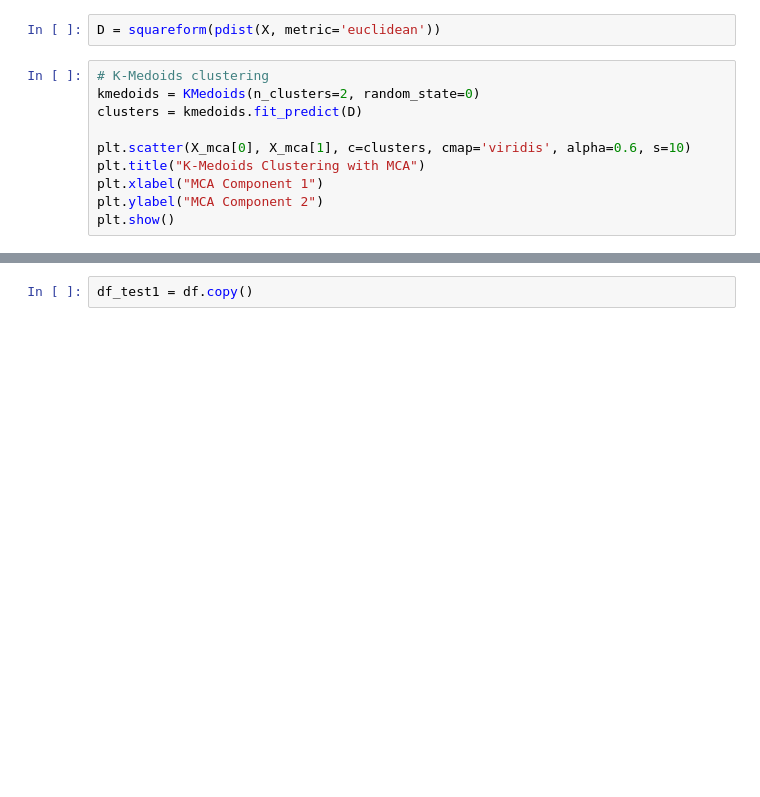
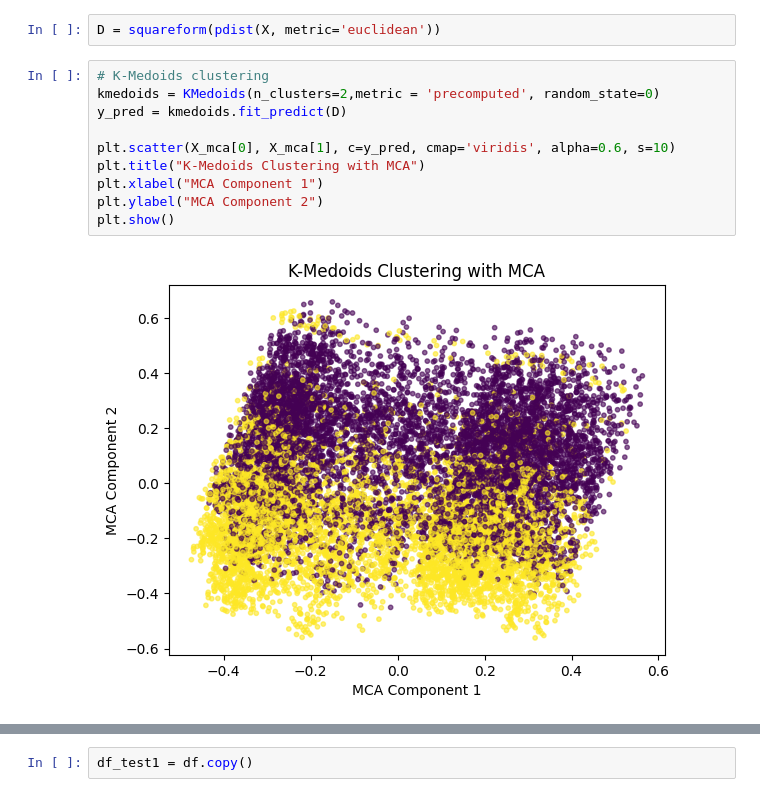
Before and after one commit to 07keyholder/MEDM_P2, a Jupyter notebook: Sousa.ipynb, the cells around one changed output, grey strips where cells are left out. Saved outputs shown, nothing was run; the diff lists cells and outputs as text; blank space fills up the shorter version.

```diff
--- a/Sousa.ipynb
+++ b/Sousa.ipynb
@@ -324,11 +324,13 @@ for method in linkage_methods:
 D = squareform(pdist(X, metric='euclidean'))
 # %%
 # K-Medoids clustering
-kmedoids = KMedoids(n_clusters=2, random_state=0)
-clusters = kmedoids.fit_predict(D)
+kmedoids = KMedoids(n_clusters=2,metric = 'precomputed', random_state=0)
+y_pred = kmedoids.fit_predict(D)
 
-plt.scatter(X_mca[0], X_mca[1], c=clusters, cmap='viridis', alpha=0.6, s=10)
+plt.scatter(X_mca[0], X_mca[1], c=y_pred, cmap='viridis', alpha=0.6, s=10)
 plt.title("K-Medoids Clustering with MCA")
 plt.xlabel("MCA Component 1")
 plt.ylabel("MCA Component 2")
 plt.show()
+# %% [output]
+[figure, added]
```
Also changed, not shown: parts of 4 cells of this notebook, 1 other file.
